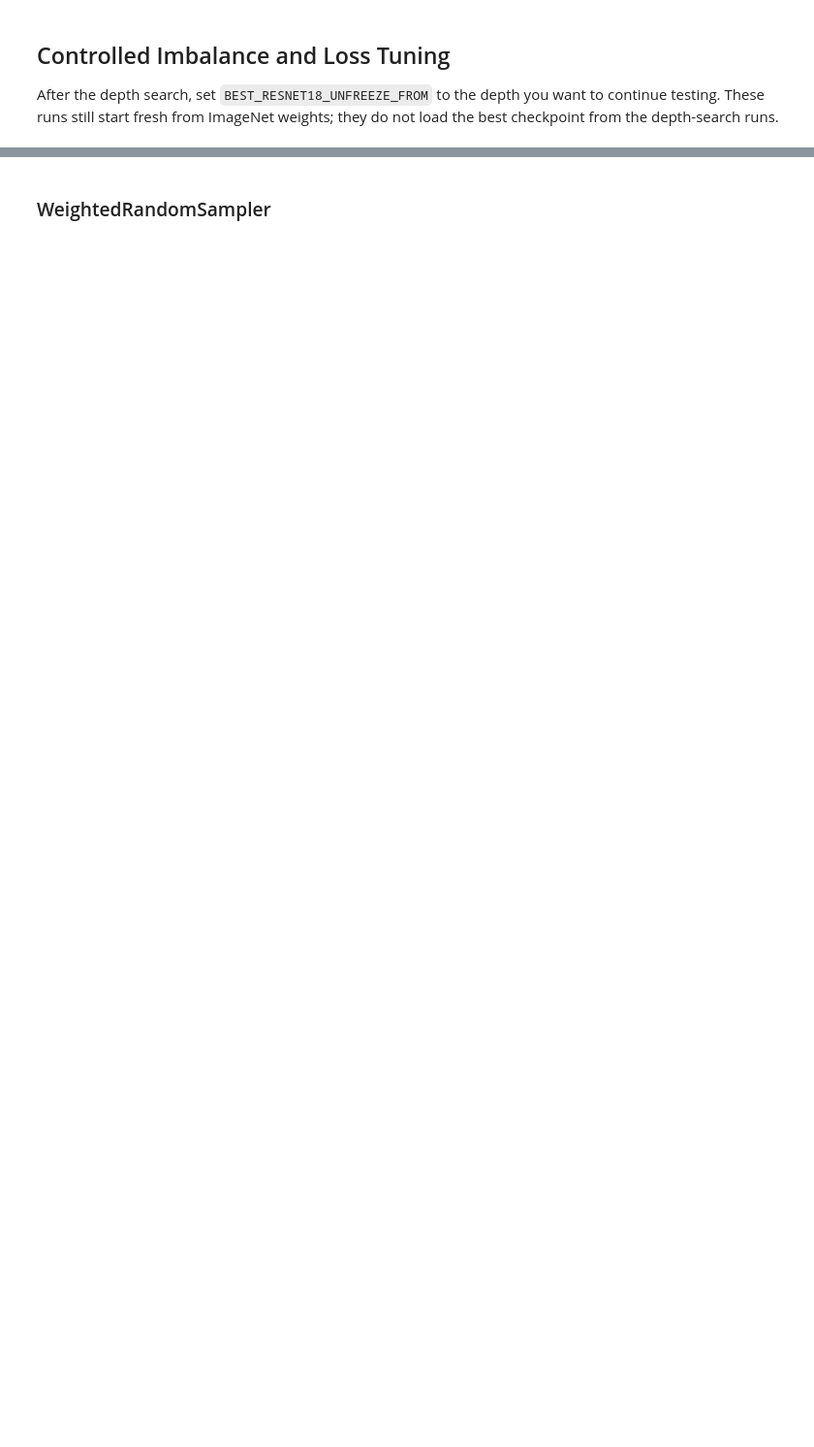
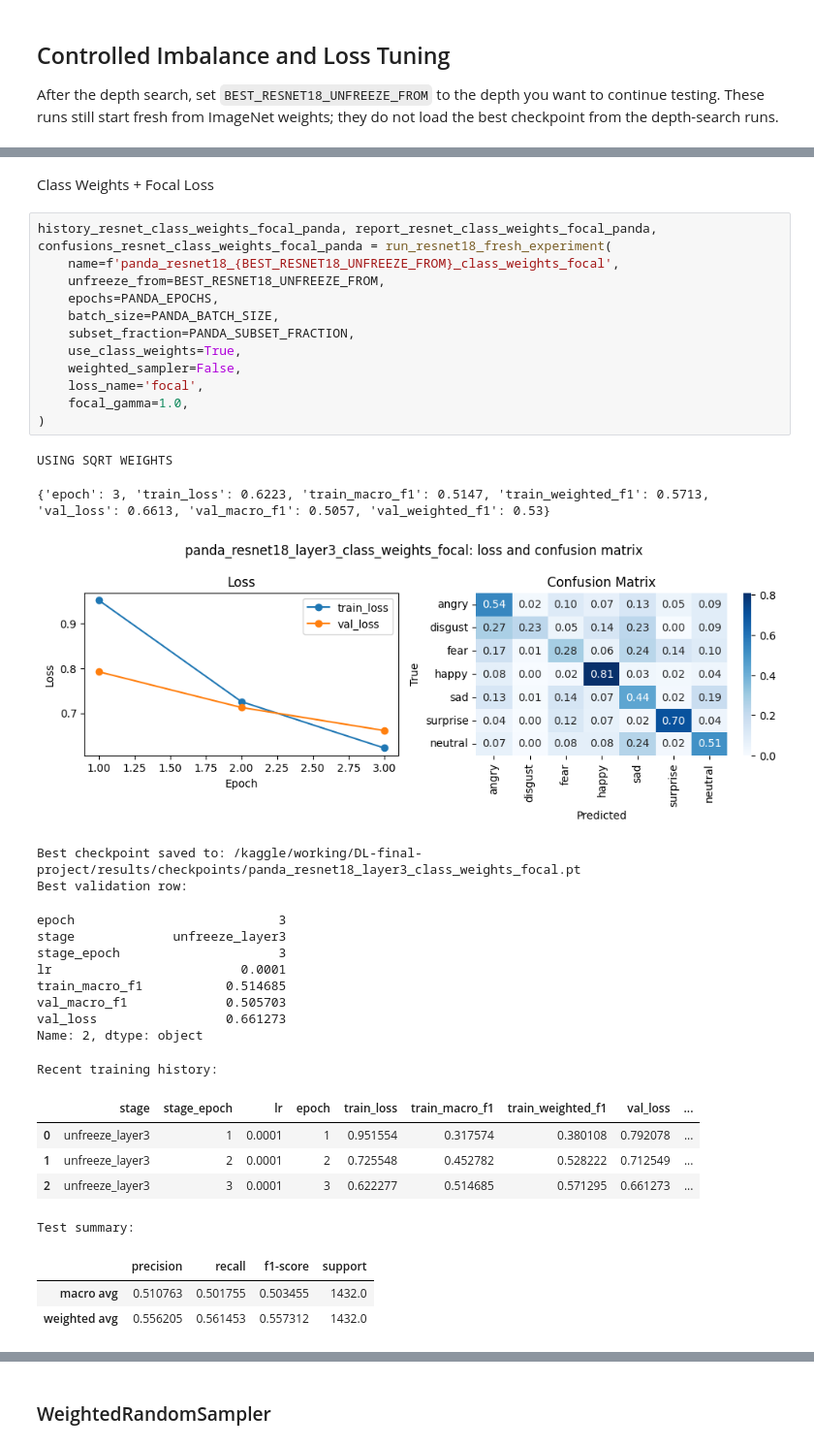
Before and after one commit to zsykk/DL-final-project, a Jupyter notebook: notebooks/03_resnet18_experiments.ipynb, the cells around one changed output, grey strips where cells are left out. Shown at 97% size. Cells and saved outputs as stored; diff of their text form; blank space fills up the shorter version.

```diff
--- a/notebooks/03_resnet18_experiments.ipynb
+++ b/notebooks/03_resnet18_experiments.ipynb
@@ -340,0 +539,37 @@ BEST_RESNET18_UNFREEZE_FROM = 'layer4'
+# %% [markdown]
+Class Weights + Focal Loss
+# %%
+history_resnet_class_weights_focal_panda, report_resnet_class_weights_focal_panda, confusions_resnet_class_weights_focal_panda = run_resnet18_fresh_experiment(
+    name=f'panda_resnet18_{BEST_RESNET18_UNFREEZE_FROM}_class_weights_focal',
+    unfreeze_from=BEST_RESNET18_UNFREEZE_FROM,
+    epochs=PANDA_EPOCHS,
+    batch_size=PANDA_BATCH_SIZE,
+    subset_fraction=PANDA_SUBSET_FRACTION,
+    use_class_weights=True,
+    weighted_sampler=False,
+    loss_name='focal',
+    focal_gamma=1.0,
+)
+# %% [output]
+USING SQRT WEIGHTS
+{'epoch': 3, 'train_loss': 0.6223, 'train_macro_f1': 0.5147, 'train_weighted_f1': 0.5713, 'val_loss': 0.6613, 'val_macro_f1': 0.5057, 'val_weighted_f1': 0.53}
+[figure, added]
+Best checkpoint saved to: /kaggle/working/DL-final-project/results/checkpoints/panda_resnet18_layer3_class_weights_focal.pt
+Best validation row:
+epoch                           3
+stage             unfreeze_layer3
+stage_epoch                     3
+lr                         0.0001
+train_macro_f1           0.514685
+val_macro_f1             0.505703
+val_loss                 0.661273
+Name: 2, dtype: object
+Recent training history:
+|  | stage | stage_epoch | lr | epoch | train_loss | train_macro_f1 | train_weighted_f1 | val_loss | ... |
+| 0 | unfreeze_layer3 | 1 | 0.0001 | 1 | 0.951554 | 0.317574 | 0.380108 | 0.792078 | ... |
+| 1 | unfreeze_layer3 | 2 | 0.0001 | 2 | 0.725548 | 0.452782 | 0.528222 | 0.712549 | ... |
+| 2 | unfreeze_layer3 | 3 | 0.0001 | 3 | 0.622277 | 0.514685 | 0.571295 | 0.661273 | ... |
+Test summary:
+|  | precision | recall | f1-score | support |
+| macro avg | 0.510763 | 0.501755 | 0.503455 | 1432.0 |
+| weighted avg | 0.556205 | 0.561453 | 0.557312 | 1432.0 |
```
Also changed, not shown: parts of 37 cells of this notebook.
